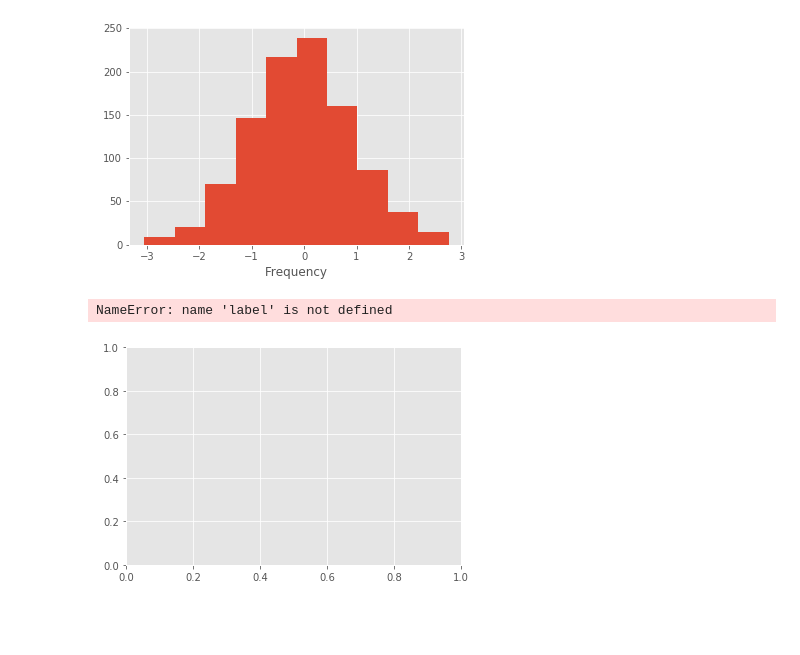
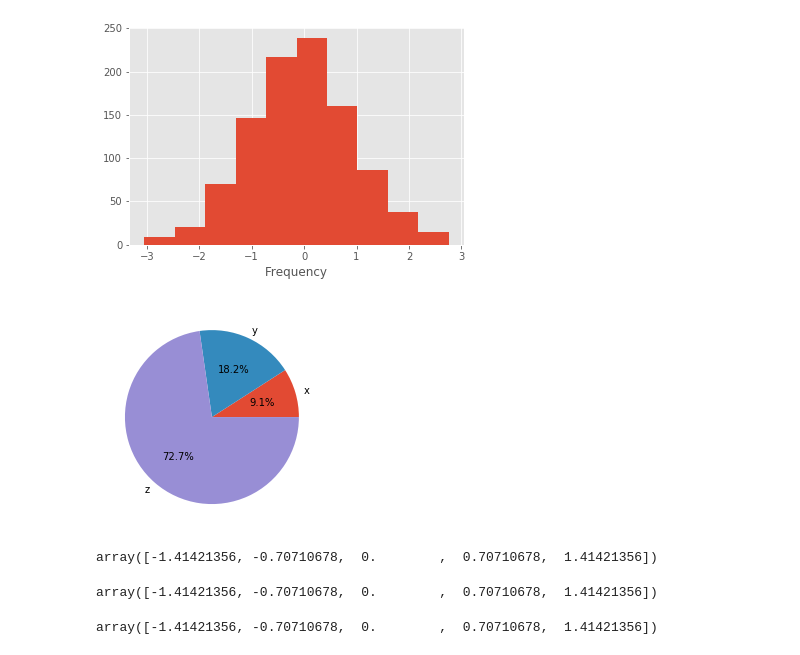
Before and after one commit to puji-rahayu/H8Inalum, a Jupyter notebook: S10_2020-06-06.ipynb, the cells around one changed output. Drawn from its saved outputs; the diff is of its cells as text; code cells hidden in the pictures; blank space fills up the shorter version.

```diff
--- a/S10_2020-06-06.ipynb
+++ b/S10_2020-06-06.ipynb
@@ -537,9 +537,8 @@ plt.show()
 x, y, z = 128, 256, 1024
 # %%
 fig, ax =plt.subplots()
-ax.pie((x, y, z), label('x', 'y', 'z'), autopct='%1, 1f%%')
+ax.pie((x, y, z), labels=('x', 'y', 'z'), autopct='%1.1f%%')
 
 plt.show()
 # %% [output]
-NameError: name 'label' is not defined
-[figure, old version]
+[figure, new version]
@@ -545,0 +549,12 @@ NameError: name 'label' is not defined
+# %%
+scipy.stats.zscore(chemistry)
+# %% [output]
+array([-1.41421356, -0.70710678,  0.        ,  0.70710678,  1.41421356])
+# %%
+scipy.stats.zscore(math)
+# %% [output]
+array([-1.41421356, -0.70710678,  0.        ,  0.70710678,  1.41421356])
+# %%
+scipy.stats.zscore(physics)
+# %% [output]
+array([-1.41421356, -0.70710678,  0.        ,  0.70710678,  1.41421356])
```
Also changed, not shown: parts of 1 cell of this notebook, 13 other files.
